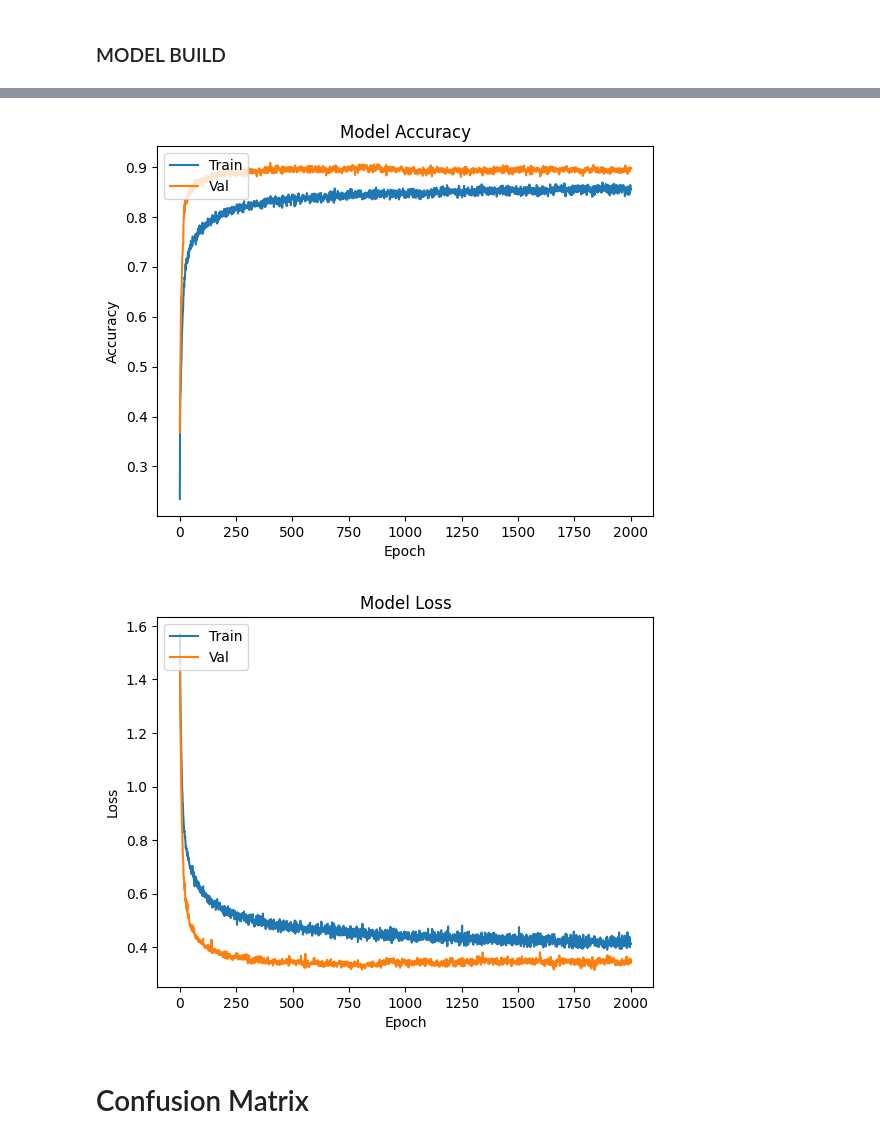
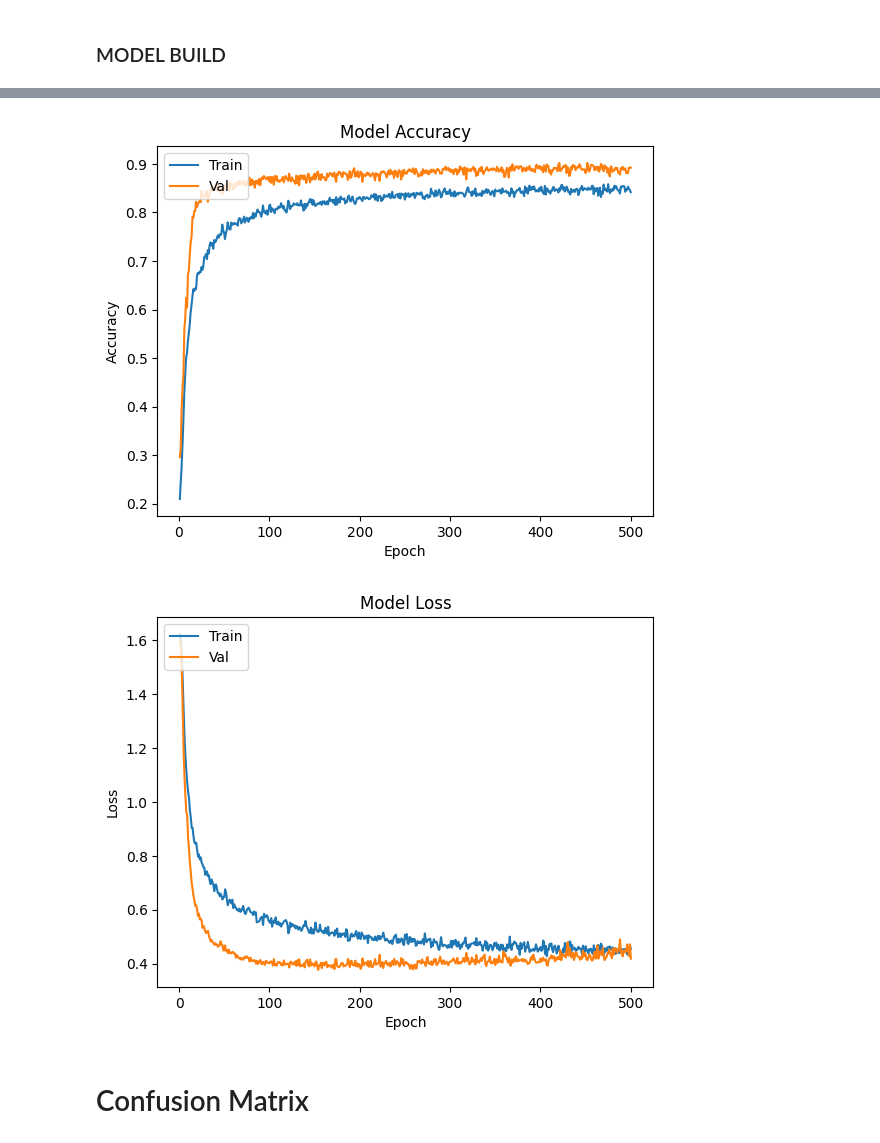
Before and after one commit to uosjapuelks/capstoneml, a Jupyter notebook: notebook/conv_trainer.ipynb, the cells around one changed output, grey strips where cells are left out. Cells and saved outputs as stored; diff of their text form; code cells hidden in the pictures.

```diff
--- a/notebook/conv_trainer.ipynb
+++ b/notebook/conv_trainer.ipynb
@@ -212,18 +212,18 @@ from tensorflow.keras.layers import Conv1D, Dropout, Flatten, Dense, Input
 from tensorflow.keras.optimizers import Adam
 # %%
 model = Sequential()
-model.add(Conv1D(16, 3, activation='relu', input_shape = X_train[0].shape))
-model.add(Dropout(0.3))
+model.add(Conv1D(18, 3, activation='relu', input_shape = X_train[0].shape))
+model.add(Dropout(0.4))
 
-model.add(Conv1D(32, 4, activation='relu'))
-model.add(Dropout(0.3))
+model.add(Conv1D(36, 4, activation='relu'))
+model.add(Dropout(0.4))
 
 model.add(Flatten())
 model.add(Dense(24, activation='relu'))
 model.add(Dropout(0.5))
 
 model.add(Dense(12, activation='relu'))
-model.add(Dropout(0.3))
+model.add(Dropout(0.4))
 
 model.add(Dense(5, activation='softmax'))
 # %%
@@ -249,5 +249,5 @@ Trainable params: 14,293
 Non-trainable params: 0
 _________________________________________________________________
 # %%
-history = model.fit(X_train, Y_train, epochs=2000, validation_data=(X_test, Y_test), verbose=1)
+history = model.fit(X_train, Y_train, epochs=500, validation_data=(X_test, Y_test), verbose=1)
 # %% [output]
@@ -273,8 +271,8 @@ Epoch 2000/2000
 # %%
-plot_history(history, 2000)
+plot_history(history, 500)
 # %% [output]
-[figure, old version]
+[figure, new version]
-[figure, old version]
+[figure, new version]
 # %% [markdown]
 # Confusion Matrix
 # %%
```
Also changed, not shown: parts of 7 cells of this notebook, 4 other files.
